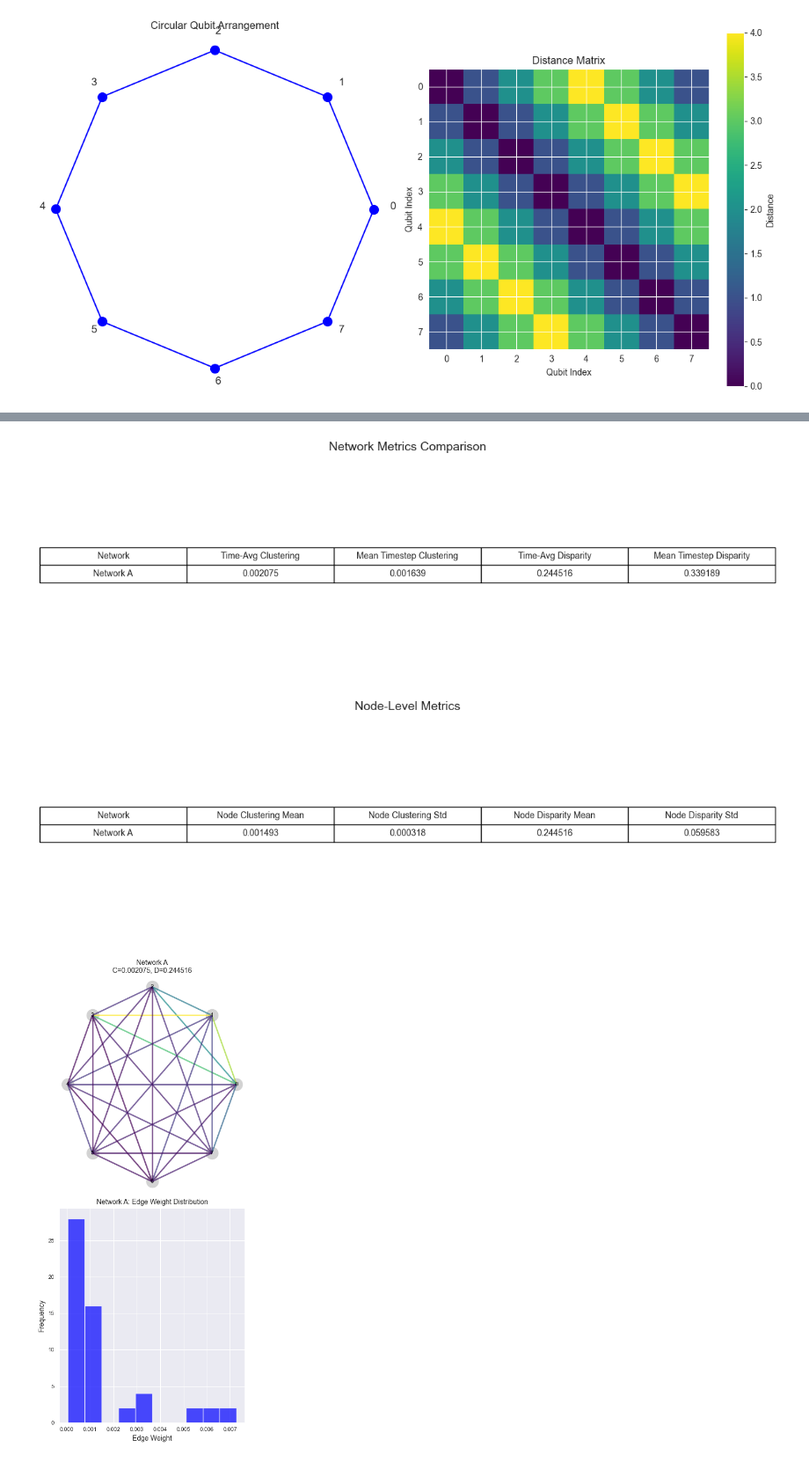
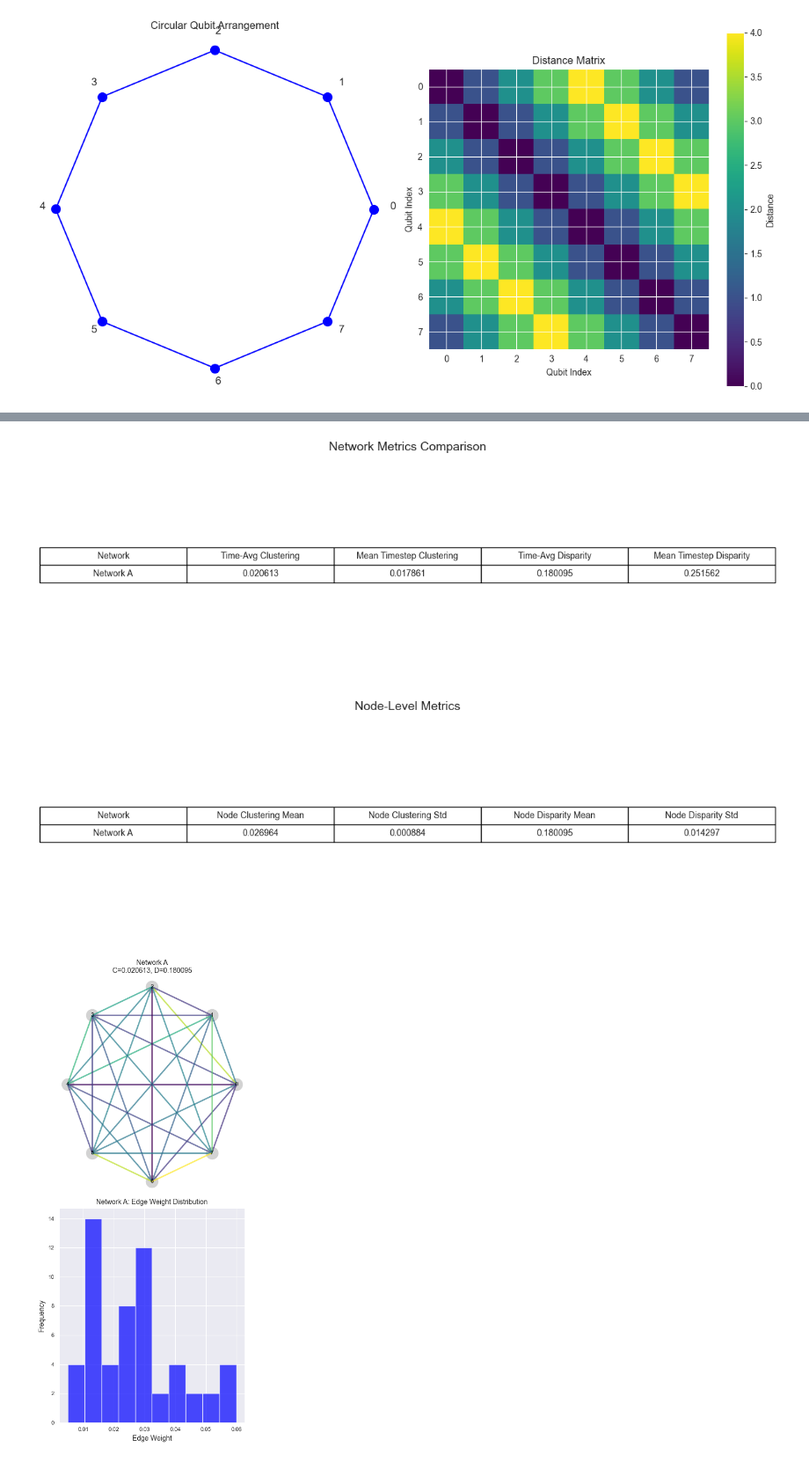
Before and after one commit to UnnatiAkhouri/QuNet, a Jupyter notebook: QuNet_bootcamp_2025/Session_3/Two_qubit_measures.ipynb, the cells around one changed output, grey strips where cells are left out. Shown at 88% size. Saved outputs shown, nothing was run; the diff lists cells and outputs as text; code cells hidden in the pictures.

```diff
--- a/QuNet_bootcamp_2025/Session_3/Two_qubit_measures.ipynb
+++ b/QuNet_bootcamp_2025/Session_3/Two_qubit_measures.ipynb
@@ -61,3 +70,3 @@ size=8
 # %%
-newdata = dict(h5py.File("../../data/random/random.hdf5"))
+newdata = dict(h5py.File("../data/" + order_rule_name + "/" + order_rule_name + ".hdf5"))
 # %%
@@ -82,7 +91,7 @@ def get_2_qbit_dms(data, n_qubits, connectivity,update_rule):
         result.append(dat)
     return(np.array(result))
 # %%
-twoQdmsrandom = get_2_qbit_dms(newdata,size,"c2_2local","random")
+twoQdms_allrules = get_2_qbit_dms(newdata, qubit_num, sys_connectivity, order_rule_name)
 # %%
 def extract_observables(two_qubit_dms, n_qubits):
     """
@@ -945,25 +954,24 @@ def MItotal(MI_adj):
        MI_adj_tot.append(np.sum(MI_adj[i],axis=0))
     return np.array(MI_adj_tot)
 # %%
-size=8
-num_seeds=5;
-num_qubits=8;
-#MI_adj_random_c2_th=adjacency_matrices_list_two_dim(twoQdmsrandomc2,seed,size, mutual_info_dicts)
+#Edit by ER: size=8; num_seeds=5; num_qubits=8, already defined
+
+#MI_adj_greedy_c2_th=adjacency_matrices_list_two_dim(twoQdmsgreedyc2,seed,size, mutual_info_dicts)
 #MI_adj_greedy_c2_th=adjacency_matrices_list_two_dim(twoQdmsgreedyc2,seed,size, mutual_info_dicts)
 #MI_adj_mimic_c2_th=adjacency_matrices_list_two_dim(twoQdmsmimicc2,seed,size, mutual_info_dicts)
 #MI_adj_landmax_c2_th=adjacency_matrices_list_two_dim(twoQdmslandmaxc2_th,seed,size, mutual_info_dicts)
 #MI_adj_strongmax_c2_th=adjacency_matrices_list_two_dim(twoQdmsstrongmax2_th,seed,size, mutual_info_dicts)
 
-MI_adj_random_all_c2_th = generate_all_adjacency_matrices(twoQdmsrandom, num_seeds, num_qubits, mutual_info_dicts)
+MI_adj = generate_all_adjacency_matrices(twoQdms_allrules, trial_num, qubit_num, mutual_info_dicts)
 # %%
 n=100
 #trial number
 m=2
 
 # Example: four different datasets of node pairs (replace with your real data)
-#datasets = np.array([MI_adj_random_cn[490], MI_adj_greedy_cn[490], MI_adj_mimic_cn[490], MI_adj_landmax_cn[490]]) #MI_adj_landmax[99]]) # Replace these with your actual datasets
-datasets = np.array([MI_adj_random_all_c2_th[m][0][n]]) #MI_adj_landmax[99]]) # Replace these with your actual datasets
-dataset_titles = ["Random MI"]
+#datasets = np.array([MI_adj_greedy_cn[490], MI_adj_greedy_cn[490], MI_adj_mimic_cn[490], MI_adj_landmax_cn[490]]) #MI_adj_landmax[99]]) # Replace these with your actual datasets
+datasets = np.array([MI_adj[m][0][n]]) #MI_adj_landmax[99]]) # Replace these with your actual datasets
+dataset_titles = [order_rule_name + " MI"]
 
 G1 = nx.from_numpy_array(datasets[0])
 
@@ -1326,17 +1334,17 @@ def analyze_multiple_temporal_networks(network_list, network_names=None):
 # %%
 start =95
 end=99
 network_list = [
-    MI_adj_random_all_c2_th[m][0][start:end],  # Time series for Network 1
+    MI_adj[m][0][start:end],  # Time series for Network 1
 ]
 
 network_names = ["Network A"]
 
 results = analyze_multiple_temporal_networks(network_list, network_names)
 # %% [output]
 [figure]
 [figure]
-[figure, old version]
+[figure, new version]
 # %%
 def disparity_per_node(adjacency_matrix):
     """Calculate disparity measure for each node in the graph using the provided formula"""
```
Also changed, not shown: parts of 7 cells of this notebook.
